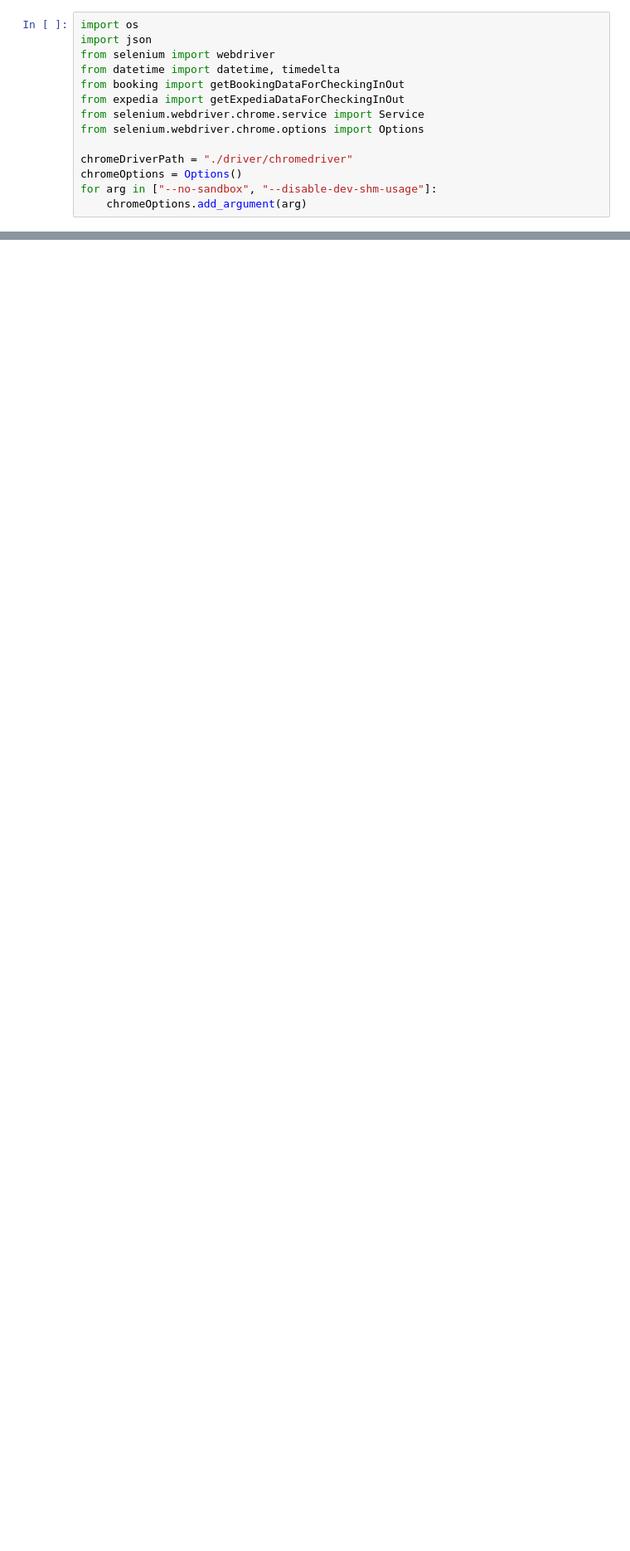
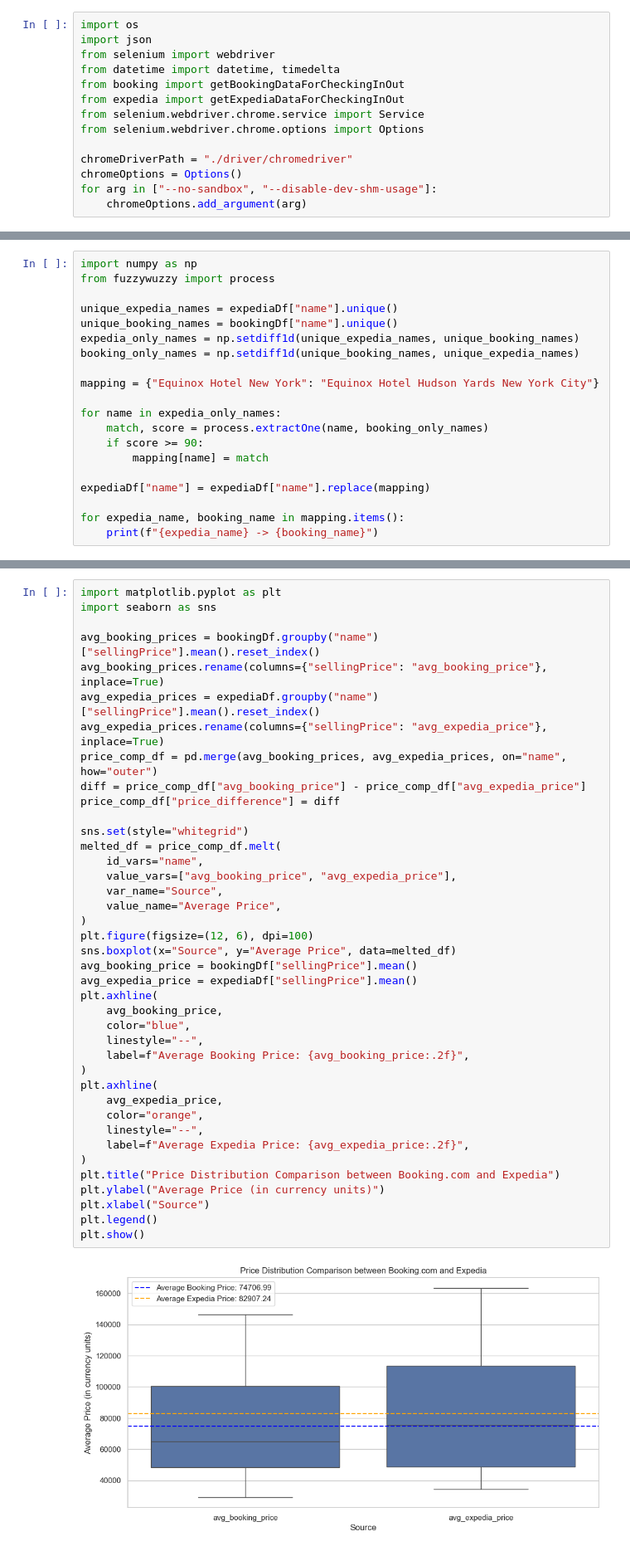
Before and after one commit to axnmol/scraper, a Jupyter notebook: scrap.ipynb, the cells around one changed output, grey strips where cells are left out. Shown: that part at 83% size. Cells and saved outputs as stored; diff of their text form; blank space fills up the shorter version.

```diff
--- a/scrap.ipynb
+++ b/scrap.ipynb
@@ -57,0 +125,20 @@ expediaData = getDataList(start, end, isBooking=False)
+# %%
+import numpy as np
+from fuzzywuzzy import process
+
+unique_expedia_names = expediaDf["name"].unique()
+unique_booking_names = bookingDf["name"].unique()
+expedia_only_names = np.setdiff1d(unique_expedia_names, unique_booking_names)
+booking_only_names = np.setdiff1d(unique_booking_names, unique_expedia_names)
+
+mapping = {"Equinox Hotel New York": "Equinox Hotel Hudson Yards New York City"}
+
+for name in expedia_only_names:
+    match, score = process.extractOne(name, booking_only_names)
+    if score >= 90:
+        mapping[name] = match
+
+expediaDf["name"] = expediaDf["name"].replace(mapping)
+
+for expedia_name, booking_name in mapping.items():
+    print(f"{expedia_name} -> {booking_name}")
@@ -57,0 +192,42 @@ expediaData = getDataList(start, end, isBooking=False)
+# %%
+import matplotlib.pyplot as plt
+import seaborn as sns
+
+avg_booking_prices = bookingDf.groupby("name")["sellingPrice"].mean().reset_index()
+avg_booking_prices.rename(columns={"sellingPrice": "avg_booking_price"}, inplace=True)
+avg_expedia_prices = expediaDf.groupby("name")["sellingPrice"].mean().reset_index()
+avg_expedia_prices.rename(columns={"sellingPrice": "avg_expedia_price"}, inplace=True)
+price_comp_df = pd.merge(avg_booking_prices, avg_expedia_prices, on="name", how="outer")
+diff = price_comp_df["avg_booking_price"] - price_comp_df["avg_expedia_price"]
+price_comp_df["price_difference"] = diff
+
+sns.set(style="whitegrid")
+melted_df = price_comp_df.melt(
+    id_vars="name",
+    value_vars=["avg_booking_price", "avg_expedia_price"],
+    var_name="Source",
+    value_name="Average Price",
+)
+plt.figure(figsize=(12, 6), dpi=100)
+sns.boxplot(x="Source", y="Average Price", data=melted_df)
+avg_booking_price = bookingDf["sellingPrice"].mean()
+avg_expedia_price = expediaDf["sellingPrice"].mean()
+plt.axhline(
+    avg_booking_price,
+    color="blue",
+    linestyle="--",
+    label=f"Average Booking Price: {avg_booking_price:.2f}",
+)
+plt.axhline(
+    avg_expedia_price,
+    color="orange",
+    linestyle="--",
+    label=f"Average Expedia Price: {avg_expedia_price:.2f}",
+)
+plt.title("Price Distribution Comparison between Booking.com and Expedia")
+plt.ylabel("Average Price (in currency units)")
+plt.xlabel("Source")
+plt.legend()
+plt.show()
+# %% [output]
+[figure, added]
```
Also changed, not shown: parts of 31 cells of this notebook, 2 other files.
